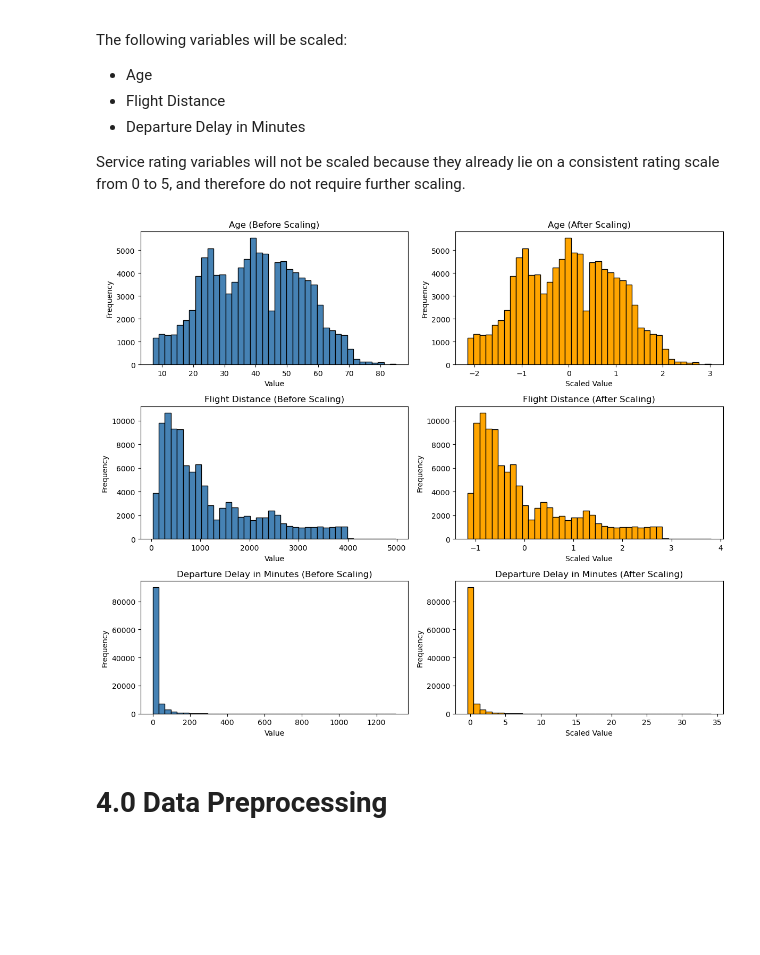
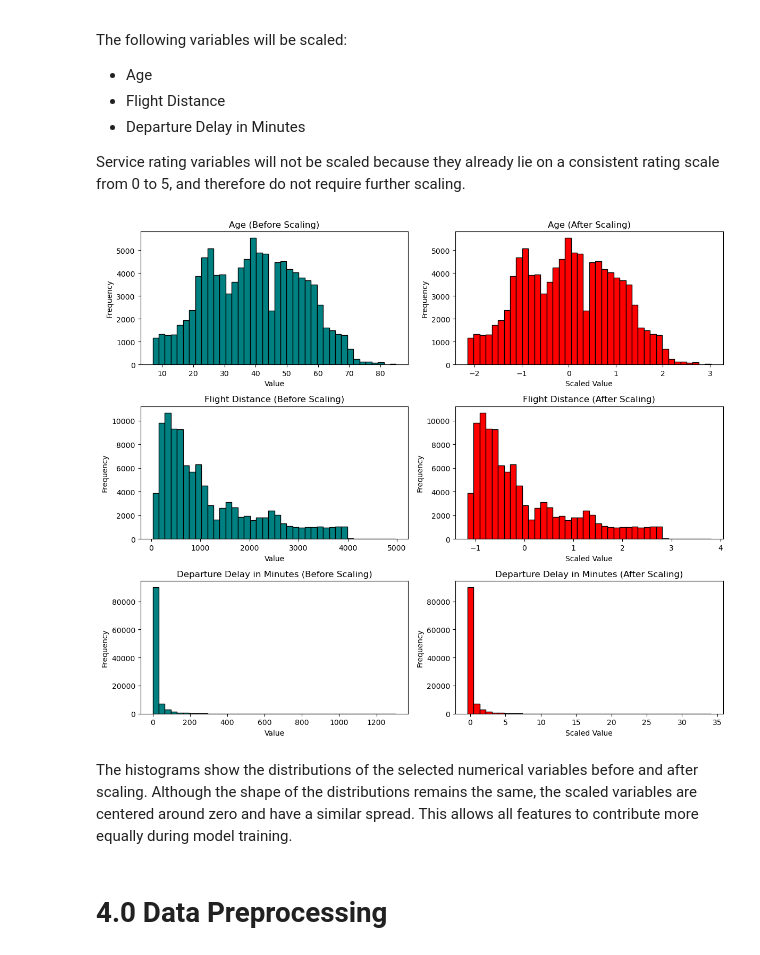
Before and after one commit to JuneHenia/Airline-Satisfaction-Prediction, a Jupyter notebook: Final project ML.ipynb, the cells around one changed output. Cells and saved outputs as stored; diff of their text form; code cells hidden in the pictures; blank space fills up the shorter version.

Commit message:
completed data preprocessing

```diff
--- a/Final project ML.ipynb
+++ b/Final project ML.ipynb
@@ -305,7 +305,7 @@ for i, feat in enumerate(features):
     plt.hist(data, bins=40, color = 'teal', edgecolor = 'black', alpha = 0.7)
 
     plt.axvline(data.mean(), color = 'red', linestyle = '--', linewidth = 1, label = 'Mean')
-    plt.axvline(data.median(), color = 'green', linestyle = '--', linewidth = 1, label = 'Median')
+    plt.axvline(data.median(), color = 'yellow', linestyle = '--', linewidth = 1, label = 'Median')
 
     plt.title(feat)
     plt.xlabel("Value")
@@ -671,31 +671,33 @@ scaler = StandardScaler()
 X_train_scaled = scaler.fit_transform(X_train[scale_cols])
 X_test_scaled = scaler.transform(X_test[scale_cols])
 # %%
-X_train_scaled_df = pd.DataFrame(X_train_scaled, columns=scale_cols)
-X_test_scaled_df = pd.DataFrame(X_test_scaled, columns=scale_cols)
+X_train_scaled_df = pd.DataFrame(X_train_scaled, columns = scale_cols)
+X_test_scaled_df = pd.DataFrame(X_test_scaled, columns = scale_cols)
 
-plt.figure(figsize=(12,10))
+plt.figure(figsize = (12,10))
 
 for i, col in enumerate(scale_cols):
 
     # Before scaling
-    plt.subplot(3,2,2*i+1)
-    plt.hist(X_train[col], bins=40, color='steelblue', edgecolor='black')
+    plt.subplot(3, 2 , 2*i+1)
+    plt.hist(X_train[col], bins = 40, color = 'teal', edgecolor = 'black')
     plt.title(f"{col} (Before Scaling)")
     plt.xlabel("Value")
     plt.ylabel("Frequency")
 
     # After scaling
-    plt.subplot(3,2,2*i+2)
-    plt.hist(X_train_scaled_df[col], bins=40, color='orange', edgecolor='black')
+    plt.subplot(3, 2, 2*i+2)
+    plt.hist(X_train_scaled_df[col], bins = 40, color = 'red', edgecolor = 'black')
     plt.title(f"{col} (After Scaling)")
     plt.xlabel("Scaled Value")
     plt.ylabel("Frequency")
 
 plt.tight_layout()
 plt.show()
 # %% [output]
-[figure, old version]
+[figure, new version]
+# %% [markdown]
+The histograms show the distributions of the selected numerical variables before and after scaling. Although the shape of the distributions remains the same, the scaled variables are centered around zero and have a similar spread. This allows all features to contribute more equally during model training.
 # %% [markdown]
 # 4.0 Data Preprocessing
 # %% [markdown]
```
Also changed, not shown: parts of 2 cells of this notebook.
